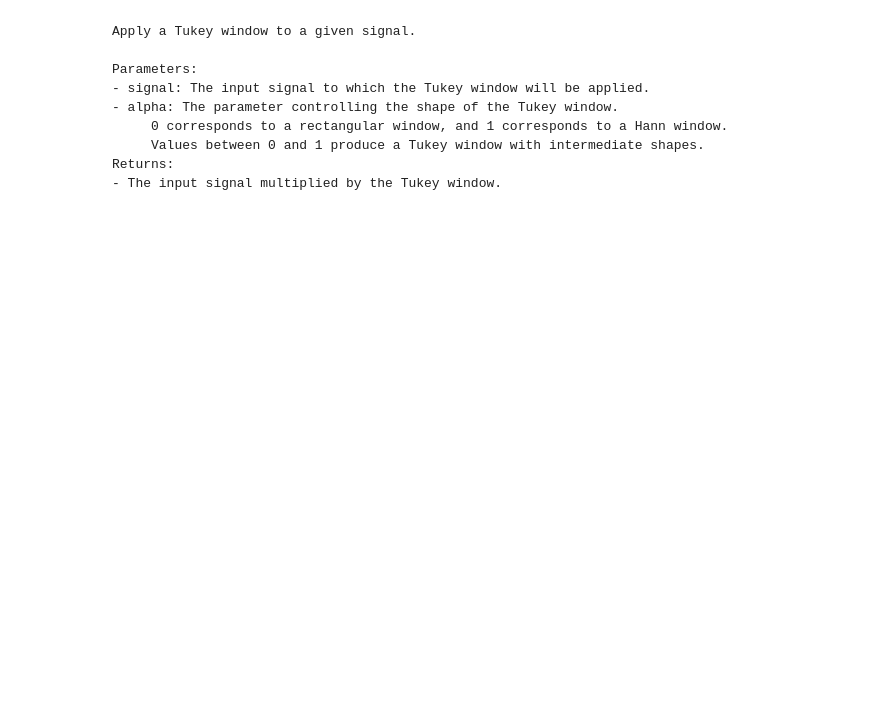
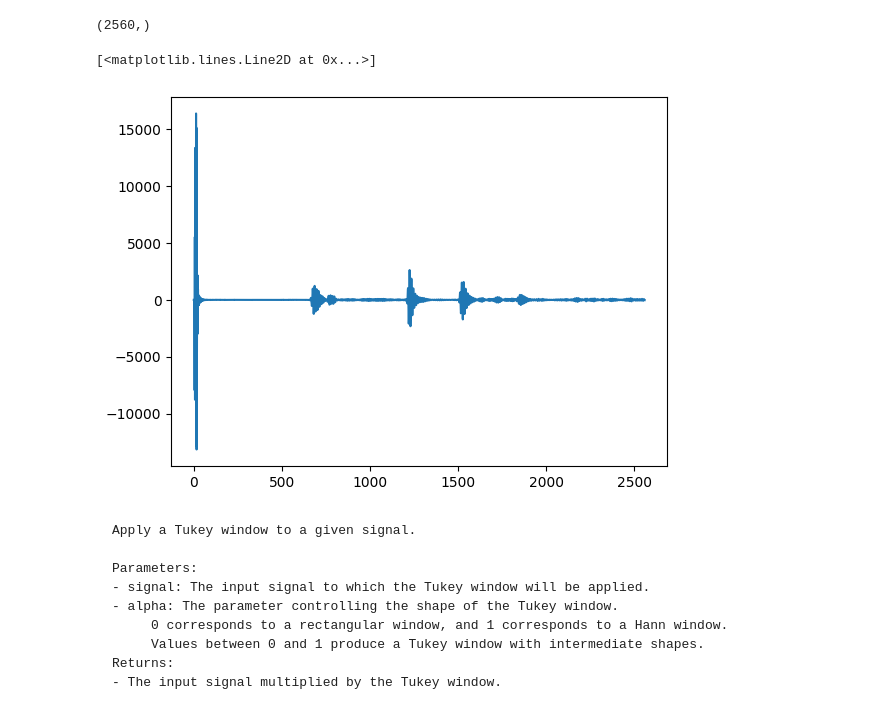
Before and after one commit to Emiree123/UG-Research-Project, a Jupyter notebook: tukeywindowCOPY.ipynb, the cells around one changed output. Saved outputs shown, nothing was run; the diff lists cells and outputs as text; code cells hidden in the pictures; blank space fills up the shorter version.

```diff
--- a/tukeywindowCOPY.ipynb
+++ b/tukeywindowCOPY.ipynb
@@ -32,9 +32,14 @@ print(waveform.shape)
 # %%
 # Squeeze the waveform to make it 1D and compatible with other numpy vectors
 waveform = np.squeeze(waveform)
 
 # Verify this worked
 print(waveform.shape)
+plt.plot(waveform)
+# %% [output]
+(2560,)
+[<matplotlib.lines.Line2D at 0x...>]
+[figure, added]
 # %% [markdown]
     Apply a Tukey window to a given signal.
 
```
Also changed, not shown: parts of 1 cell of this notebook, 4 other files.
